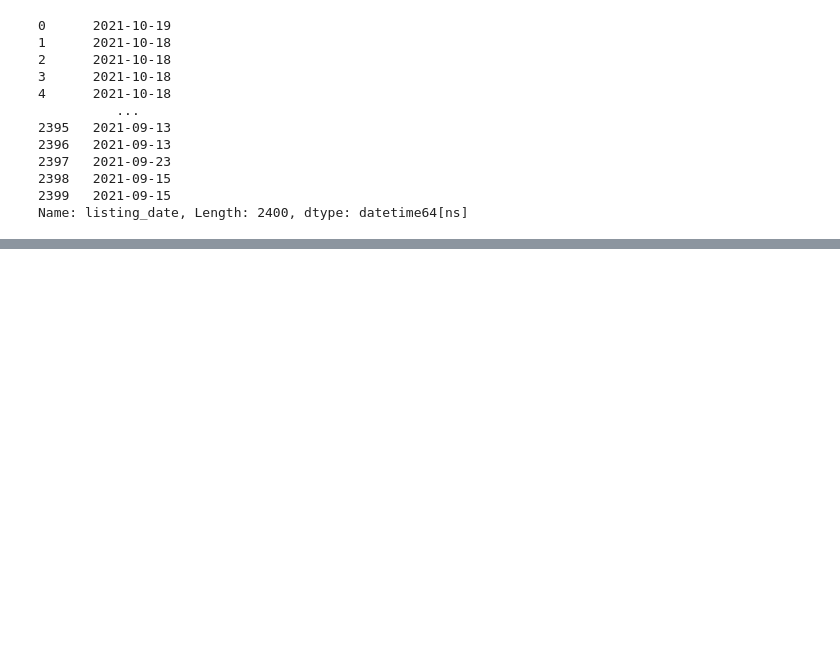
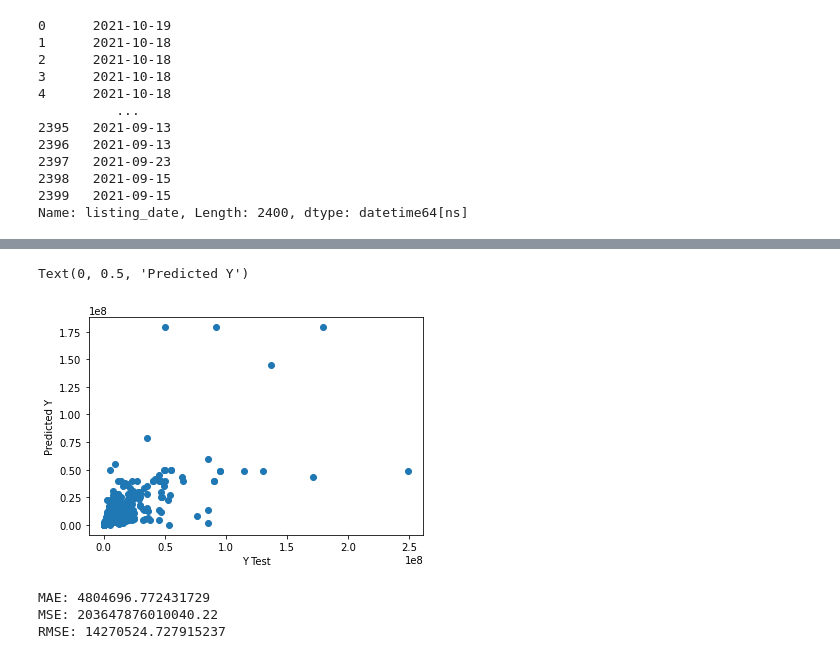
Before and after one commit to Panasak/Thailand_House_Prices_Predictor, a Jupyter notebook: model_building/model_building.ipynb, the cells around one changed output, grey strips where cells are left out. Drawn from its saved outputs; the diff is of its cells as text; code cells hidden in the pictures; blank space fills up the shorter version.

```diff
--- a/model_building/model_building.ipynb
+++ b/model_building/model_building.ipynb
@@ -168,0 +191,2 @@ ValueError: Input contains NaN, infinity or a value too large for dtype('float64
+# %%
+rfc = RandomForestClassifier(n_estimators=600)
@@ -168,0 +197,17 @@ ValueError: Input contains NaN, infinity or a value too large for dtype('float64
+# %%
+rfc_predictions = rfc.predict(X_test)
+# %%
+plt.scatter(y_test,rfc_predictions)
+plt.xlabel('Y Test')
+plt.ylabel('Predicted Y')
+# %% [output]
+Text(0, 0.5, 'Predicted Y')
+[figure, added]
+# %%
+print('MAE:', metrics.mean_absolute_error(y_test, rfc_predictions))
+print('MSE:', metrics.mean_squared_error(y_test, rfc_predictions))
+print('RMSE:', np.sqrt(metrics.mean_squared_error(y_test, rfc_predictions)))
+# %% [output]
+MAE: 4804696.772431729
+MSE: 203647876010040.22
+RMSE: 14270524.727915237
```
Also changed, not shown: parts of 21 cells of this notebook.
